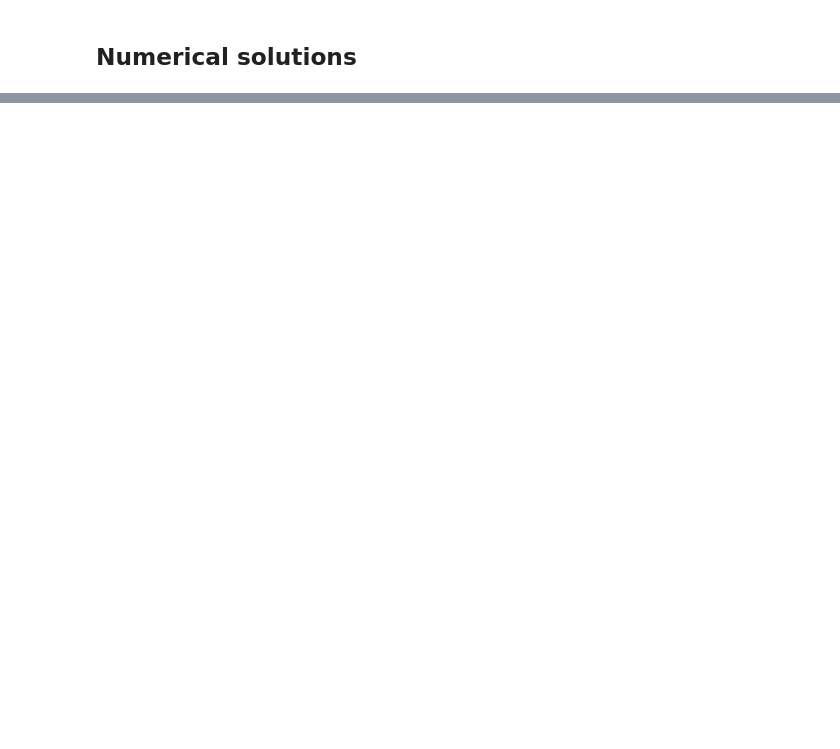
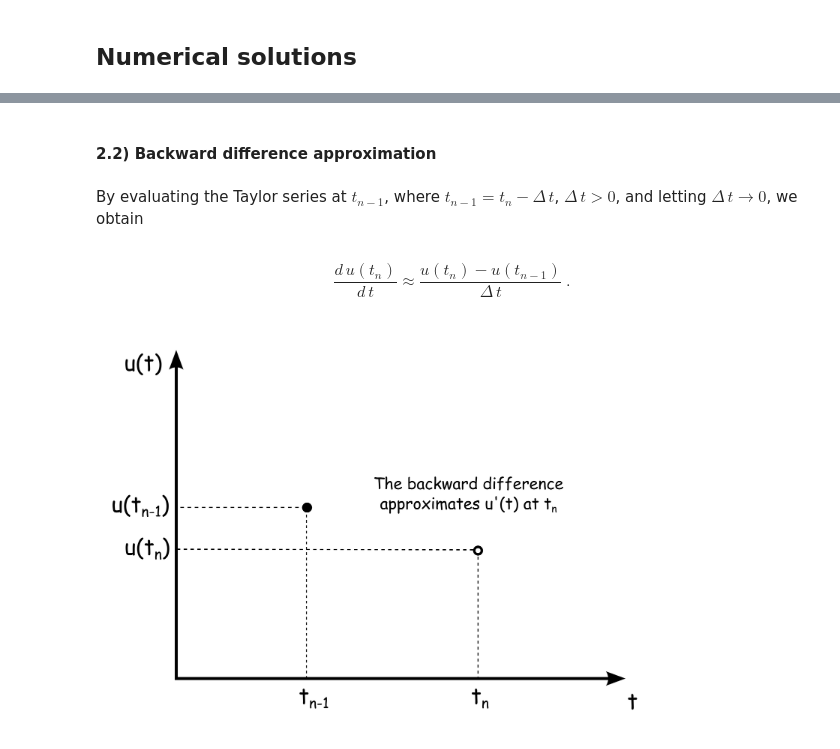
Before and after one commit to birocoles/Disciplina-metodos-computacionais, a Jupyter notebook: Content/fd_intro.ipynb, the cells around one changed output, grey strips where cells are left out. Saved outputs shown, nothing was run; the diff lists cells and outputs as text; code cells hidden in the pictures; blank space fills up the shorter version.

```diff
--- a/Content/fd_intro.ipynb
+++ b/Content/fd_intro.ipynb
@@ -24,0 +96,12 @@ The difference equations can be defined mathetically by using Taylor series <a h
+# %% [markdown]
+#### 2.2) Backward difference approximation
+# %% [markdown]
+By evaluating the Taylor series at $t_{n-1}$, where $t_{n-1} = t_{n} - \Delta \, t$, $\Delta \, t > 0$, and letting $\Delta \, t \to 0$, we obtain
+# %% [markdown]
+$$
+\frac{d \, u(t_{n})}{d \, t} \approx \frac{u(t_{n}) - u(t_{n-1})}{\Delta \, t} \: .
+$$
+# %%
+img('fd/backward_difference.png', width=600)
+# %% [output]
+[figure, added]
```
Also changed, not shown: parts of 88 cells of this notebook, 17 other files.
